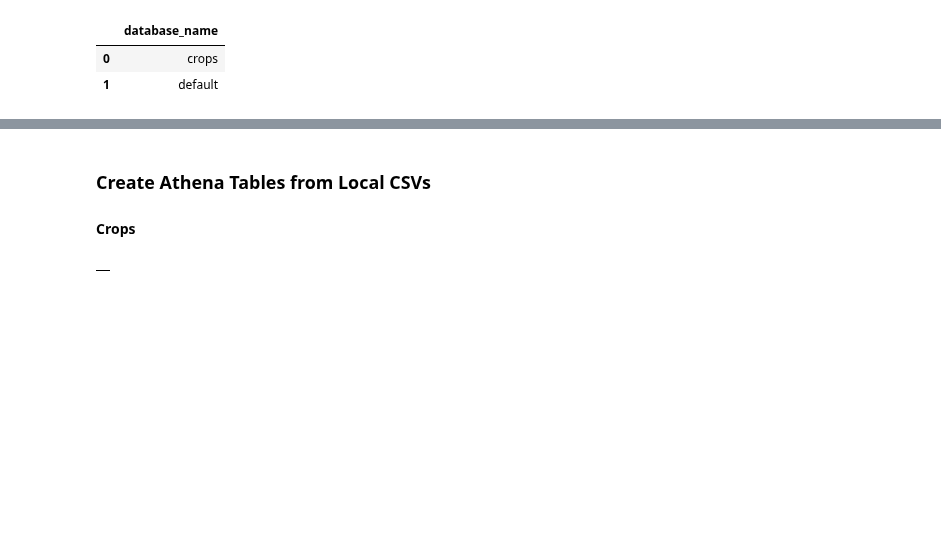
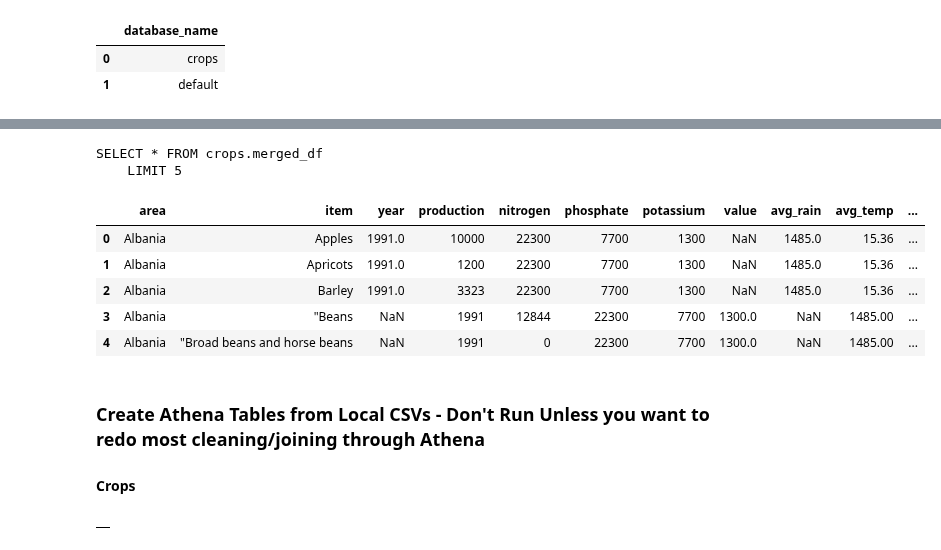
Before and after one commit to hunterblum/CloudFinal-Team1, a Jupyter notebook: Cloud_Team1.ipynb, the cells around one changed output, grey strips where cells are left out. Saved outputs shown, nothing was run; the diff lists cells and outputs as text; code cells hidden in the pictures; blank space fills up the shorter version.

Commit message:
Merged file

```diff
--- a/Cloud_Team1.ipynb
+++ b/Cloud_Team1.ipynb
@@ -44,0 +47,6 @@ if database_name in df_show.values:
+# %%
+# Athena parameters
+table_name_csv = "merged_df"
+s3_private_path_csv = "s3://sagemaker-studio-998234604495-nyhifbo32oo/merged/"
+table_name_parquet = "merged_df_parquet"
+s3_path_parquet = "s3://{}/amazon-reviews-pds/parquet".format(bucket)
@@ -45,5 +117,24 @@ if database_name in df_show.values:
+# %%
+statement = """SELECT * FROM {}.{}
+    LIMIT 5""".format(
+    database_name, table_name_csv
+)
+
+print(statement)
+
+test= pd.read_sql(statement, conn)
+test.head()
+# %% [output]
+SELECT * FROM crops.merged_df
+    LIMIT 5
+|  | area | item | year | production | nitrogen | phosphate | potassium | value | avg_rain | avg_temp | ... |
+| 0 | Albania | Apples | 1991.0 | 10000 | 22300 | 7700 | 1300 | NaN | 1485.0 | 15.36 | ... |
+| 1 | Albania | Apricots | 1991.0 | 1200 | 22300 | 7700 | 1300 | NaN | 1485.0 | 15.36 | ... |
+| 2 | Albania | Barley | 1991.0 | 3323 | 22300 | 7700 | 1300 | NaN | 1485.0 | 15.36 | ... |
+| 3 | Albania | "Beans | NaN | 1991 | 12844 | 22300 | 7700 | 1300.0 | NaN | 1485.00 | ... |
+| 4 | Albania | "Broad beans and horse beans | NaN | 1991 | 0 | 22300 | 7700 | 1300.0 | NaN | 1485.00 | ... |
 # %% [markdown]
-### Create Athena Tables from Local CSVs
+### Create Athena Tables from Local CSVs - Don't Run Unless you want to redo most cleaning/joining through Athena
 #### Crops
 # %%
 # Athena parameters
@@ -63,8 +154,8 @@ statement = """CREATE EXTERNAL TABLE IF NOT EXISTS {}.{}(
 TBLPROPERTIES ('skip.header.line.count'='1')""".format(
     database_name, table_name_csv, s3_private_path_csv
 )
+
+pd.read_sql(statement, conn)
+# %% [output]
+|  |
-# %%
-pd.read_sql(statement, conn)
-# %% [output]
-|  |
 # %%
```
Also changed, not shown: parts of 8 cells of this notebook.
